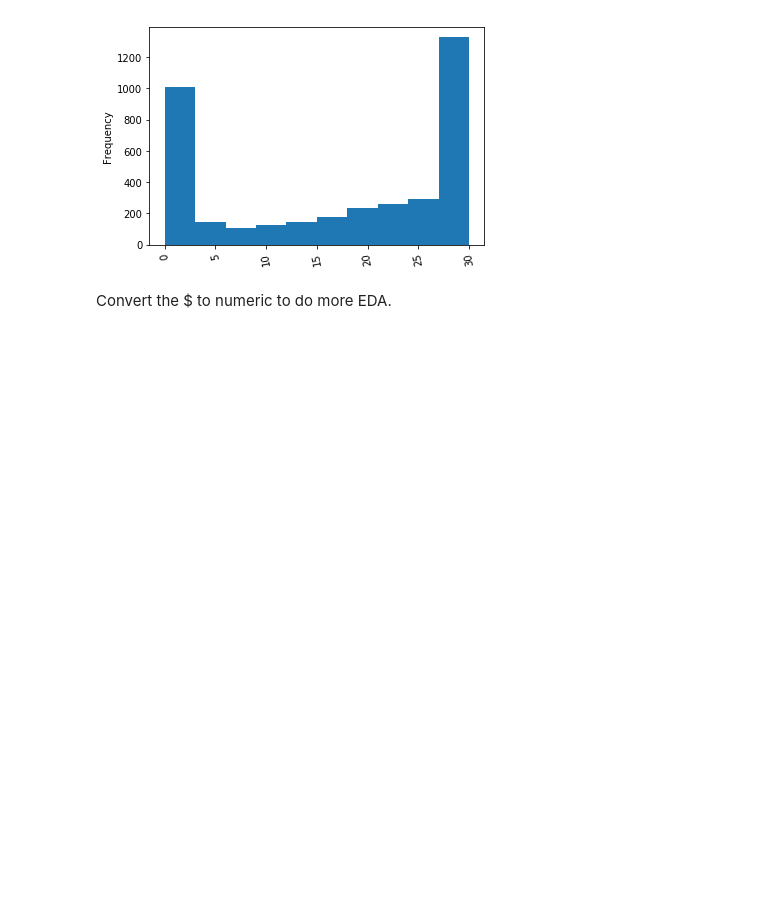
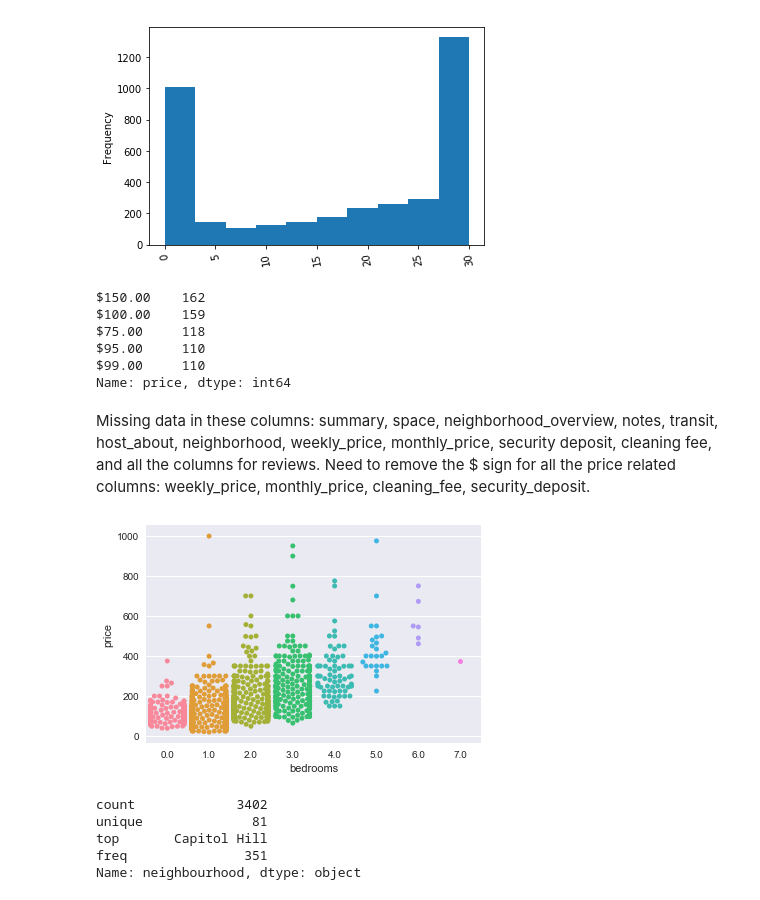
Before and after one commit to hanhuyen3710/Spring-Board-Exercises-Json, a Jupyter notebook: Data Wrangling Capstone Project 1.ipynb, the cells around one changed output. Cells and saved outputs as stored; diff of their text form; code cells hidden in the pictures; blank space fills up the shorter version.

```diff
--- a/Data Wrangling Capstone Project 1.ipynb
+++ b/Data Wrangling Capstone Project 1.ipynb
@@ -1,6 +7,6 @@
 # %%
 import pandas as pd
-listings=pd.read_csv('downloads/seattle/listings.csv', index_col=None)
+listings=pd.read_csv('listings-2.csv', index_col=None)
 # %%
 listings.head()
 # %% [output]
@@ -141,5 +142,30 @@ listings['availability_30'].plot(kind='hist', rot=100)
 plt.show()
 # %% [output]
 [figure]
-# %% [markdown]
-Convert the $ to numeric to do more EDA.
+# %%
+listings.price.value_counts().head()
+# %% [output]
+$150.00    162
+$100.00    159
+$75.00     118
+$95.00     110
+$99.00     110
+Name: price, dtype: int64
+# %% [markdown]
+Missing data in these columns: summary, space, neighborhood_overview, notes, transit, host_about, neighborhood, weekly_price, monthly_price, security deposit, cleaning fee, and all the columns for reviews.
+Need to remove the $ sign for all the price related columns: weekly_price, monthly_price, cleaning_fee, security_deposit.
+# %%
+import seaborn as sns
+sns.set()
+_=sns.swarmplot(x='bedrooms', y='price', data=listings)
+plt.show()
+# %% [output]
+[figure, added]
+# %%
+listings.neighbourhood.describe()
+# %% [output]
+count             3402
+unique              81
+top       Capitol Hill
+freq               351
+Name: neighbourhood, dtype: object
```
Also changed, not shown: parts of 6 cells of this notebook.
